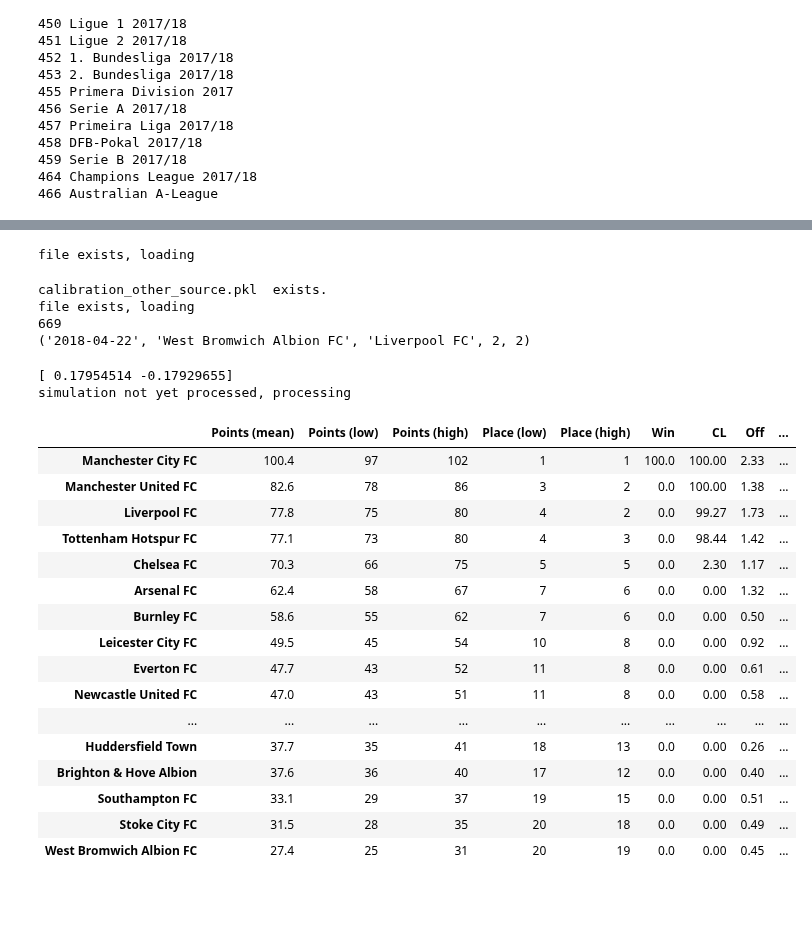
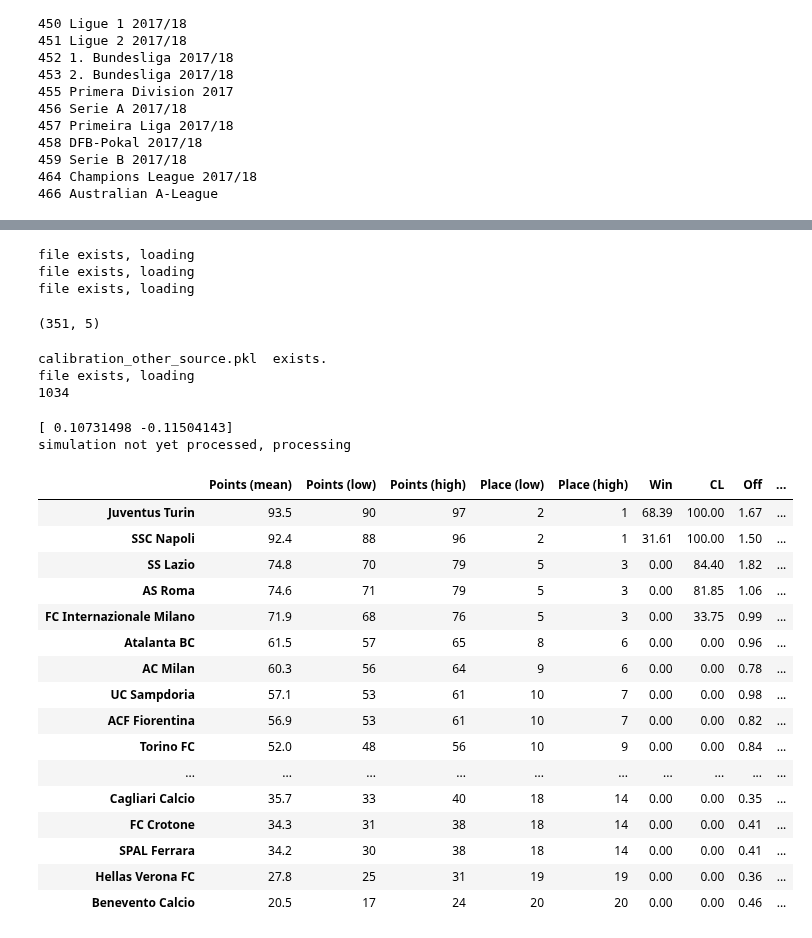
Before and after one commit to tchnvkng/python_notebooks, a Jupyter notebook: premier_league/PremierLeague.ipynb, the cells around one changed output, grey strips where cells are left out. Cells and saved outputs as stored; diff of their text form; code cells hidden in the pictures; blank space fills up the shorter version.

```diff
--- a/premier_league/PremierLeague.ipynb
+++ b/premier_league/PremierLeague.ipynb
@@ -30,14 +54,20 @@ for x in request_data('/v1/competitions/'):
 # %%
 LaLigaData=CompetitionResults(455)
-PremierLeagueData=CompetitionResults(445)
+PremierLeagueData=CompetitionResults(445,redo=False)
+SerieA=CompetitionResults(456)
 # %% [output]
 file exists, loading
+file exists, loading
+file exists, loading
-# %%
-PremierLeagueData.update_fixtures()
 # %%
 all_data=dict()
 all_data['ES']=LaLigaData.make_df()
 all_data['EN']=PremierLeagueData.make_df()
+all_data['IT']=SerieA.make_df()
+# %%
+PremierLeagueData.make_df().shape
+# %% [output]
+(351, 5)
 # %%
 calibrator=Calibrator('calibration_other_source.pkl')
 for _country in all_data:
@@ -46,40 +76,39 @@ teams=calibrator.teams
 # %% [output]
 calibration_other_source.pkl  exists.
 file exists, loading
-669
-('2018-04-22', 'West Bromwich Albion FC', 'Liverpool FC', 2, 2)
+1034
 # %%
 Teams=dict()
 League=dict()
 # %%
-country='EN'
+country='IT'
 home_advantage=np.array(calibrator.teams['Home'+country].means())-np.array(calibrator.teams['Away'+country].means())
 print(home_advantage)
 Teams[country]={x:teams[x] for x in teams if teams[x].country==country}
 League[country]=Season(Teams[country],home_advantage=home_advantage)
-League[country].process_current_results(all_data[_country])
+League[country].process_current_results(all_data[country])
 League[country].simulate_season(n_scenarios=100000)
 League[country].season_report()
 # %% [output]
-[ 0.17954514 -0.17929655]
+[ 0.10731498 -0.11504143]
 simulation not yet processed, processing
 |  | Points (mean) | Points (low) | Points (high) | Place (low) | Place (high) | Win | CL | Off | ... |
-| Manchester City FC | 100.4 | 97 | 102 | 1 | 1 | 100.0 | 100.00 | 2.33 | ... |
-| Manchester United FC | 82.6 | 78 | 86 | 3 | 2 | 0.0 | 100.00 | 1.38 | ... |
-| Liverpool FC | 77.8 | 75 | 80 | 4 | 2 | 0.0 | 99.27 | 1.73 | ... |
-| Tottenham Hotspur FC | 77.1 | 73 | 80 | 4 | 3 | 0.0 | 98.44 | 1.42 | ... |
-| Chelsea FC | 70.3 | 66 | 75 | 5 | 5 | 0.0 | 2.30 | 1.17 | ... |
-| Arsenal FC | 62.4 | 58 | 67 | 7 | 6 | 0.0 | 0.00 | 1.32 | ... |
-| Burnley FC | 58.6 | 55 | 62 | 7 | 6 | 0.0 | 0.00 | 0.50 | ... |
-| Leicester City FC | 49.5 | 45 | 54 | 10 | 8 | 0.0 | 0.00 | 0.92 | ... |
-| Everton FC | 47.7 | 43 | 52 | 11 | 8 | 0.0 | 0.00 | 0.61 | ... |
-| Newcastle United FC | 47.0 | 43 | 51 | 11 | 8 | 0.0 | 0.00 | 0.58 | ... |
+| Juventus Turin | 93.5 | 90 | 97 | 2 | 1 | 68.39 | 100.00 | 1.67 | ... |
+| SSC Napoli | 92.4 | 88 | 96 | 2 | 1 | 31.61 | 100.00 | 1.50 | ... |
+| SS Lazio | 74.8 | 70 | 79 | 5 | 3 | 0.00 | 84.40 | 1.82 | ... |
+| AS Roma | 74.6 | 71 | 79 | 5 | 3 | 0.00 | 81.85 | 1.06 | ... |
+| FC Internazionale Milano | 71.9 | 68 | 76 | 5 | 3 | 0.00 | 33.75 | 0.99 | ... |
+| Atalanta BC | 61.5 | 57 | 65 | 8 | 6 | 0.00 | 0.00 | 0.96 | ... |
+| AC Milan | 60.3 | 56 | 64 | 9 | 6 | 0.00 | 0.00 | 0.78 | ... |
+| UC Sampdoria | 57.1 | 53 | 61 | 10 | 7 | 0.00 | 0.00 | 0.98 | ... |
+| ACF Fiorentina | 56.9 | 53 | 61 | 10 | 7 | 0.00 | 0.00 | 0.82 | ... |
+| Torino FC | 52.0 | 48 | 56 | 10 | 9 | 0.00 | 0.00 | 0.84 | ... |
 | ... | ... | ... | ... | ... | ... | ... | ... | ... | ... |
-| Huddersfield Town | 37.7 | 35 | 41 | 18 | 13 | 0.0 | 0.00 | 0.26 | ... |
-| Brighton & Hove Albion | 37.6 | 36 | 40 | 17 | 12 | 0.0 | 0.00 | 0.40 | ... |
-| Southampton FC | 33.1 | 29 | 37 | 19 | 15 | 0.0 | 0.00 | 0.51 | ... |
-| Stoke City FC | 31.5 | 28 | 35 | 20 | 18 | 0.0 | 0.00 | 0.49 | ... |
-| West Bromwich Albion FC | 27.4 | 25 | 31 | 20 | 19 | 0.0 | 0.00 | 0.45 | ... |
+| Cagliari Calcio | 35.7 | 33 | 40 | 18 | 14 | 0.00 | 0.00 | 0.35 | ... |
+| FC Crotone | 34.3 | 31 | 38 | 18 | 14 | 0.00 | 0.00 | 0.41 | ... |
+| SPAL Ferrara | 34.2 | 30 | 38 | 18 | 14 | 0.00 | 0.00 | 0.41 | ... |
+| Hellas Verona FC | 27.8 | 25 | 31 | 19 | 19 | 0.00 | 0.00 | 0.36 | ... |
+| Benevento Calcio | 20.5 | 17 | 24 | 20 | 20 | 0.00 | 0.00 | 0.46 | ... |
 # %%
 PremierLeague=League['EN']
 PremierLeague.team_report('Manchester United FC')
```
Also changed, not shown: parts of 6 cells of this notebook, 1 other file.
